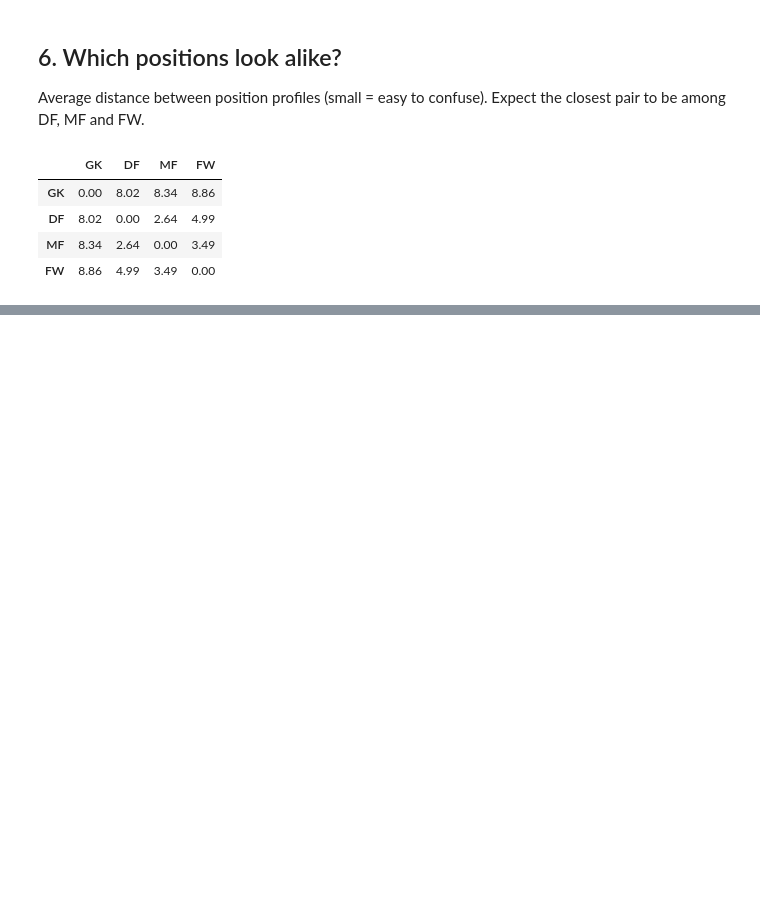
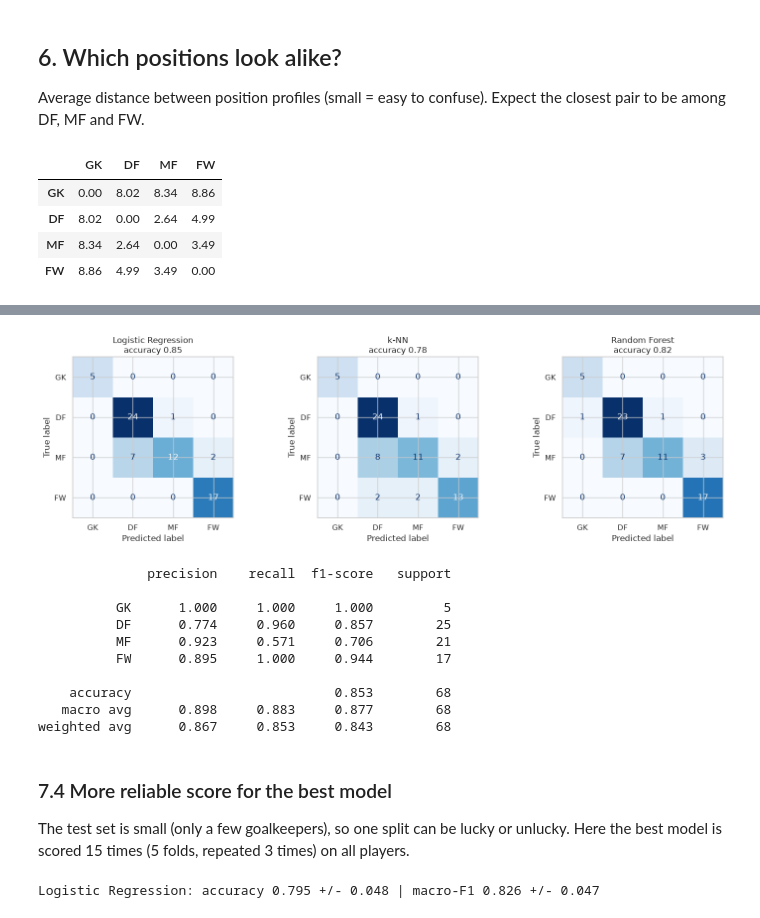
Before and after one commit to MohammadALI-dot/Lab-Network-Project, a Jupyter notebook: notebooks/ml_analysis.ipynb, the cells around one changed output, grey strips where cells are left out. Saved outputs shown, nothing was run; the diff lists cells and outputs as text; code cells hidden in the pictures; blank space fills up the shorter version.

Commit message:
Add ML classification and position suggestion function

```diff
--- a/notebooks/ml_analysis.ipynb
+++ b/notebooks/ml_analysis.ipynb
@@ -127,0 +177,11 @@ dist
+# %%
+grids = {
+    'Logistic Regression': (models['Logistic Regression'], {'clf__C': [0.03, 0.1, 0.3, 1, 3, 10]}),
+    'k-NN': (models['k-NN'], {'clf__n_neighbors': [3, 5, 7, 9, 11, 15], 'clf__weights': ['uniform', 'distance']}),
+    'Random Forest': (models['Random Forest'], {'max_depth': [None, 6, 10], 'min_samples_leaf': [1, 2, 4], 'max_features': ['sqrt', 0.5]}),
+}
+best = {}
+for name, (m, g) in grids.items():
+    gs = GridSearchCV(m, g, cv=cv, scoring='f1_macro', n_jobs=-1).fit(X_train, y_train)
+    best[name] = gs
+    print(f'{name}: cv macro-F1 = {gs.best_score_:.3f} | {gs.best_params_}')
@@ -127,0 +195,14 @@ dist
+# %%
+base = DummyClassifier(strategy='most_frequent').fit(X_train, y_train).predict(X_test)
+results = [{'model': 'Baseline (most frequent)', 'cv_macro_f1': np.nan,
+            'test_accuracy': accuracy_score(y_test, base), 'test_macro_f1': f1_score(y_test, base, average='macro')}]
+preds = {}
+for name, gs in best.items():
+    preds[name] = gs.predict(X_test)
+    results.append({'model': name, 'cv_macro_f1': gs.best_score_,
+                    'test_accuracy': accuracy_score(y_test, preds[name]),
+                    'test_macro_f1': f1_score(y_test, preds[name], average='macro')})
+res = pd.DataFrame(results).set_index('model').round(3)
+winner = res.drop('Baseline (most frequent)')['cv_macro_f1'].idxmax()
+print('Best model by cross-validation:', winner)
+res
@@ -127,0 +217,31 @@ dist
+# %%
+fig, axes = plt.subplots(1, 3, figsize=(15, 4.5))
+for ax, (name, p) in zip(axes, preds.items()):
+    cm = confusion_matrix(y_test, p, labels=ORDER)
+    ConfusionMatrixDisplay(cm, display_labels=ORDER).plot(ax=ax, cmap='Blues', colorbar=False)
+    ax.set_title(f'{name}\naccuracy {accuracy_score(y_test, p):.2f}')
+plt.tight_layout()
+plt.savefig('../report/figures/ml_confusion_matrices.png', dpi=150, bbox_inches='tight'); plt.show()
+print(classification_report(y_test, preds[winner], labels=ORDER, digits=3, zero_division=0))
+# %% [output]
+[figure, added]
+              precision    recall  f1-score   support
+
+          GK      1.000     1.000     1.000         5
+          DF      0.774     0.960     0.857        25
+          MF      0.923     0.571     0.706        21
+          FW      0.895     1.000     0.944        17
+
+    accuracy                          0.853        68
+   macro avg      0.898     0.883     0.877        68
+weighted avg      0.867     0.853     0.843        68
+# %% [markdown]
+### 7.4 More reliable score for the best model
+The test set is small (only a few goalkeepers), so one split can be lucky or unlucky. Here the best model is scored 15 times (5 folds, repeated 3 times) on all players.
+# %%
+rcv = RepeatedStratifiedKFold(n_splits=5, n_repeats=3, random_state=1)
+r = cross_validate(clone(best[winner].best_estimator_), X, y, cv=rcv, scoring=['accuracy', 'f1_macro'])
+print(f"{winner}: accuracy {r['test_accuracy'].mean():.3f} +/- {r['test_accuracy'].std():.3f} | "
+      f"macro-F1 {r['test_f1_macro'].mean():.3f} +/- {r['test_f1_macro'].std():.3f}")
+# %% [output]
+Logistic Regression: accuracy 0.795 +/- 0.048 | macro-F1 0.826 +/- 0.047
```
Also changed, not shown: parts of 14 cells of this notebook, 4 other files.
